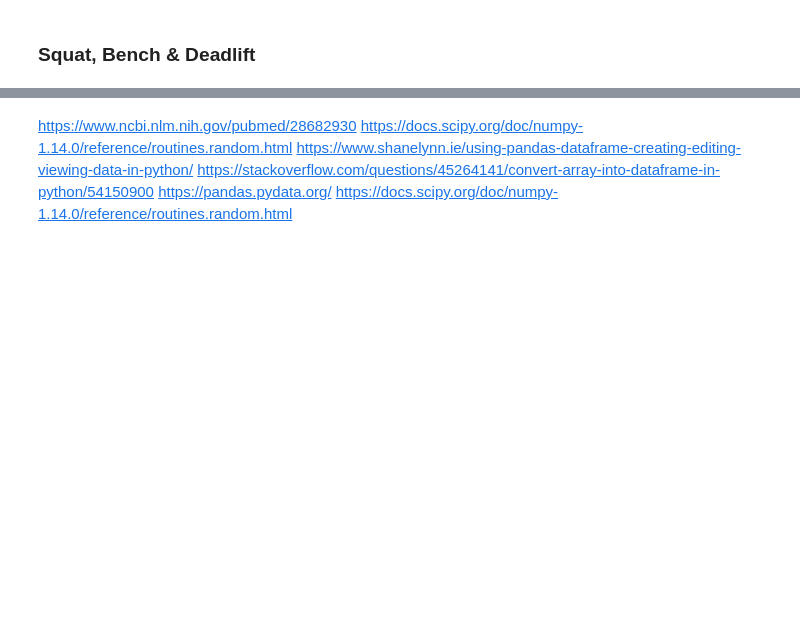
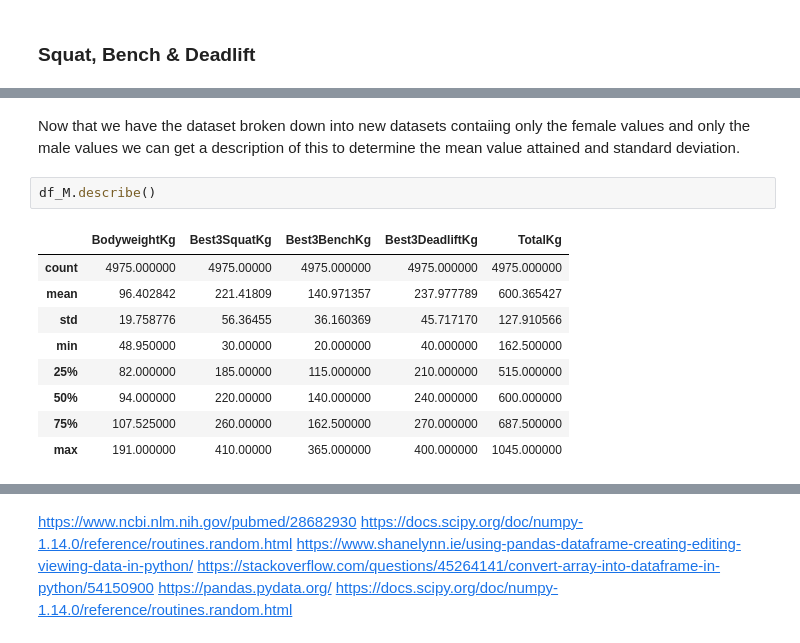
Before and after one commit to IanWafer/Programming-Project, a Jupyter notebook: Simulated Real World Phenomenon.ipynb, the cells around one changed output, grey strips where cells are left out. Cells and saved outputs as stored; diff of their text form; blank space fills up the shorter version.

Commit message:
Added a few comments. Broke down the weights lifted section a bit more and began looking into how to bring formulas into the sheets

```diff
--- a/Simulated Real World Phenomenon.ipynb
+++ b/Simulated Real World Phenomenon.ipynb
@@ -283,0 +294,14 @@ To generate some realistic values of weight lifted we'll need to calculate the m
+# %% [markdown]
+Now that we have the dataset broken down into new datasets contaiing only the female values and only the male values we can get a description of this to determine the mean value attained and standard deviation.
+# %%
+df_M.describe()
+# %% [output]
+|  | BodyweightKg | Best3SquatKg | Best3BenchKg | Best3DeadliftKg | TotalKg |
+| count | 4975.000000 | 4975.00000 | 4975.000000 | 4975.000000 | 4975.000000 |
+| mean | 96.402842 | 221.41809 | 140.971357 | 237.977789 | 600.365427 |
+| std | 19.758776 | 56.36455 | 36.160369 | 45.717170 | 127.910566 |
+| min | 48.950000 | 30.00000 | 20.000000 | 40.000000 | 162.500000 |
+| 25% | 82.000000 | 185.00000 | 115.000000 | 210.000000 | 515.000000 |
+| 50% | 94.000000 | 220.00000 | 140.000000 | 240.000000 | 600.000000 |
+| 75% | 107.525000 | 260.00000 | 162.500000 | 270.000000 | 687.500000 |
+| max | 191.000000 | 410.00000 | 365.000000 | 400.000000 | 1045.000000 |
```
Also changed, not shown: parts of 14 cells of this notebook.
